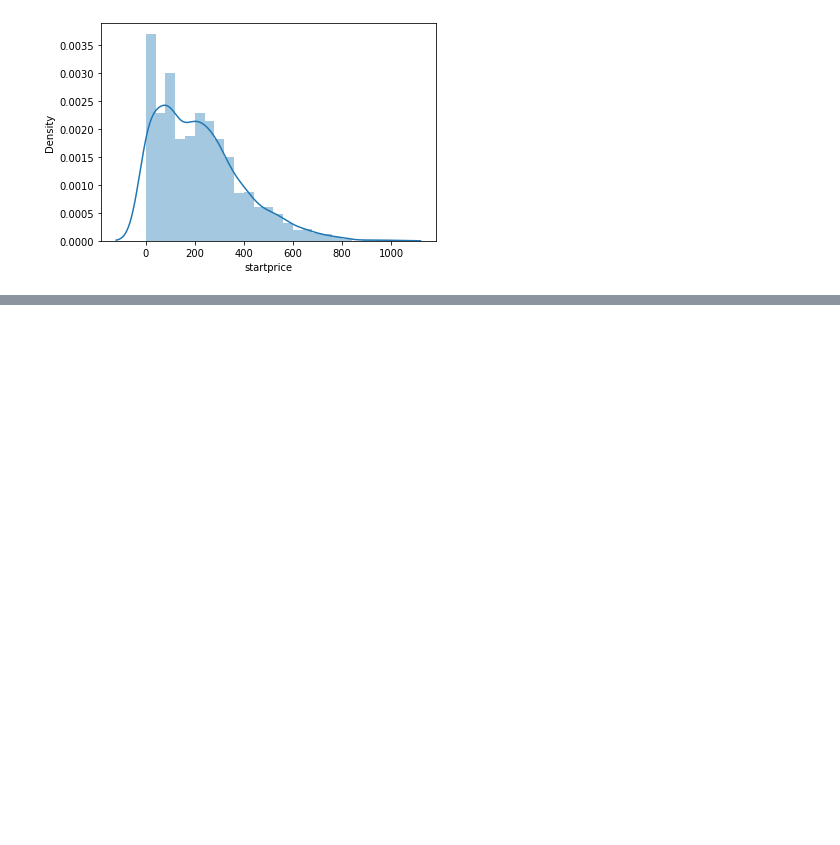
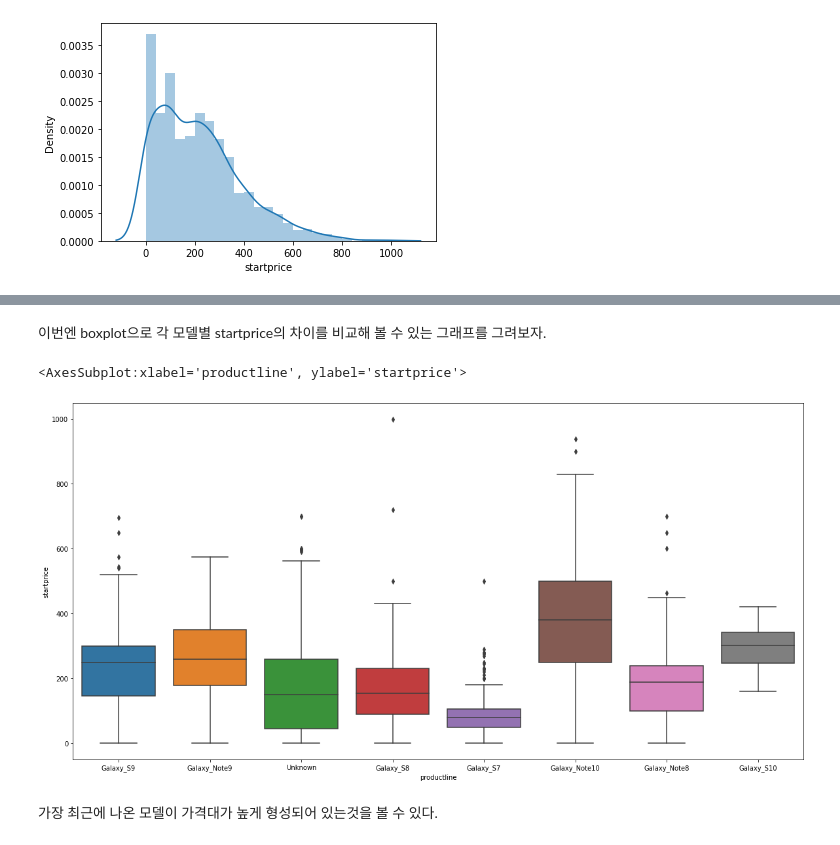
Before and after one commit to jaeyoon89/fastcampus_study, a Jupyter notebook: ch.05_Dicision_Tree.ipynb, the cells around one changed output, grey strips where cells are left out. Cells and saved outputs as stored; diff of their text form; code cells hidden in the pictures; blank space fills up the shorter version.

```diff
--- a/ch.05_Dicision_Tree.ipynb
+++ b/ch.05_Dicision_Tree.ipynb
@@ -81,0 +87,10 @@ sns.boxplot
+# %% [markdown]
+이번엔 boxplot으로 각 모델별 startprice의 차이를 비교해 볼 수 있는 그래프를 그려보자.
+# %%
+plt.figure(figsize=(20,10))
+sns.boxplot(x='productline', y='startprice', data = data)
+# %% [output]
+<AxesSubplot:xlabel='productline', ylabel='startprice'>
+[figure, added]
+# %% [markdown]
+가장 최근에 나온 모델이 가격대가 높게 형성되어 있는것을 볼 수 있다.
```
Also changed, not shown: parts of 6 cells of this notebook.
